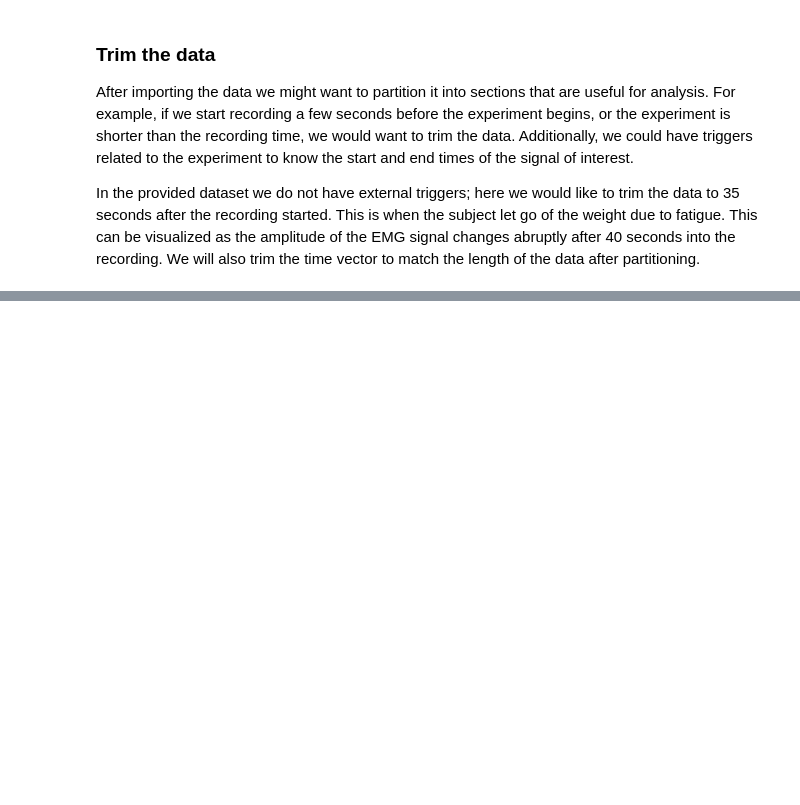
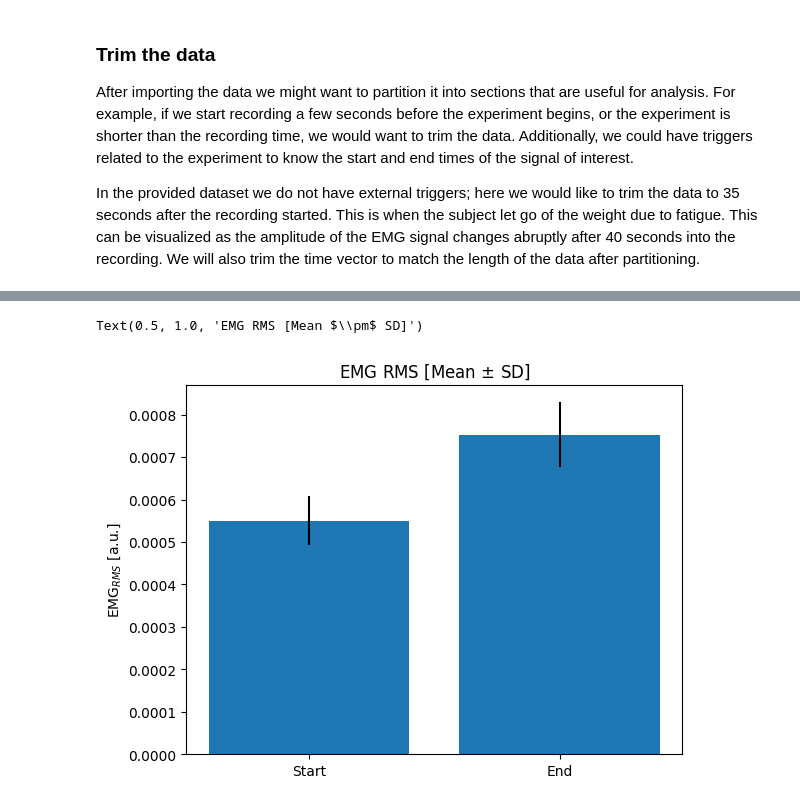
Before and after one commit to danielcomaduran/BMEN663, a Jupyter notebook: python-emg/emg-notebook.ipynb, the cells around one changed output, grey strips where cells are left out. Drawn from its saved outputs; the diff is of its cells as text; code cells hidden in the pictures; blank space fills up the shorter version.

```diff
--- a/python-emg/emg-notebook.ipynb
+++ b/python-emg/emg-notebook.ipynb
@@ -118,0 +188,21 @@ Where  is the sampling frequency or rate of the signal, and  is the number of sa
+# %%
+## Settings
+fatigue_time = 5   # Time to calculate the fatigue [sec]
+
+## Calculate fatigue at beginnign and end of the signal
+fatigue_start_rms = moving_rms_emg[0:int(fatigue_time/window_overlap)]
+fatigue_start_mean = np.mean(fatigue_start_rms)
+fatigue_start_sd = np.std(fatigue_start_rms)
+
+fatigue_end_rms = moving_rms_emg[-int(fatigue_time/window_overlap):]
+fatigue_end_mean = np.mean(fatigue_end_rms)
+fatigue_end_sd = np.std(fatigue_end_rms)
+
+## Bar plot of the fatigue
+plt.figure()
+plt.bar(["Start", "End"], [fatigue_start_mean, fatigue_end_mean], yerr=[fatigue_start_sd, fatigue_end_sd])
+plt.ylabel("EMG$_{RMS}$ [a.u.]")
+plt.title("EMG RMS [Mean $\pm$ SD]")
+# %% [output]
+Text(0.5, 1.0, 'EMG RMS [Mean $\\pm$ SD]')
+[figure, added]
```
Also changed, not shown: parts of 12 cells of this notebook, 1 other file.
